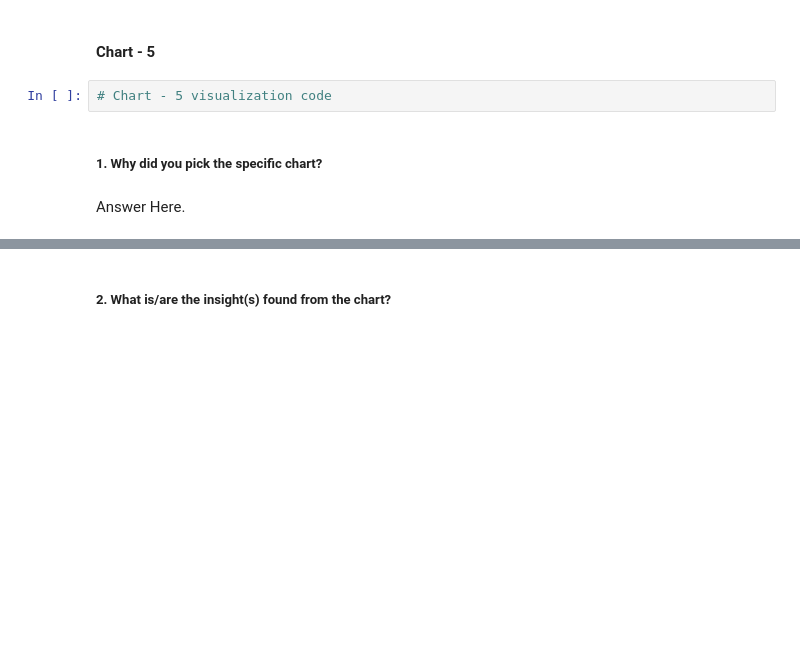
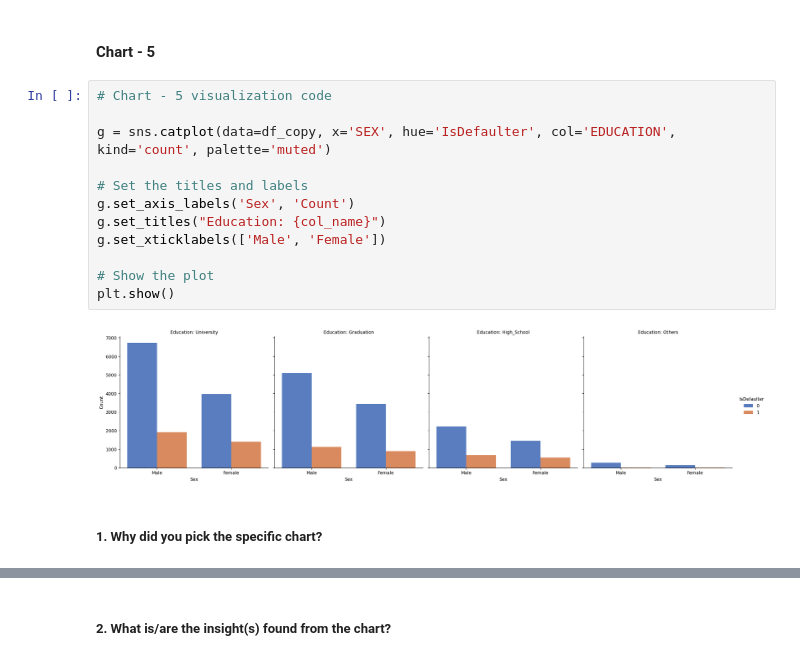
Before and after one commit to subhashsomarouthu/Credit_Card_Default_Prediction, a Jupyter notebook: Credit_Card_Default_Prediction.ipynb, the cells around one changed output, grey strips where cells are left out. Cells and saved outputs as stored; diff of their text form; blank space fills up the shorter version.

```diff
--- a/Credit_Card_Default_Prediction.ipynb
+++ b/Credit_Card_Default_Prediction.ipynb
@@ -619,9 +619,19 @@ Are there any insights that lead to negative growth? Justify with specific reaso
 Above visualizations can have a positive business impact. For example, if there are noticeable differences in default rates based on gender, education, or marital status, the business can tailor its credit risk assessment and marketing strategies accordingly. This can help in better targeting potential defaulters, reducing overall credit risk.
 # %% [markdown]
 #### Chart - 5
-# %%
-# Chart - 5 visualization code
+# %%
+# Chart - 5 visualization code
+
+g = sns.catplot(data=df_copy, x='SEX', hue='IsDefaulter', col='EDUCATION', kind='count', palette='muted')
+
+# Set the titles and labels
+g.set_axis_labels('Sex', 'Count')
+g.set_titles("Education: {col_name}")
+g.set_xticklabels(['Male', 'Female'])
+
+# Show the plot
+plt.show()
+# %% [output]
+[figure, added]
 # %% [markdown]
 ##### 1. Why did you pick the specific chart?
-# %% [markdown]
-Answer Here.
```
Also changed, not shown: parts of 56 cells of this notebook.
